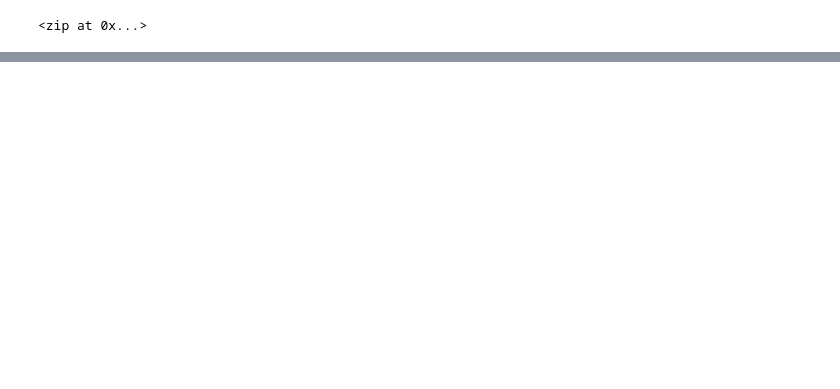
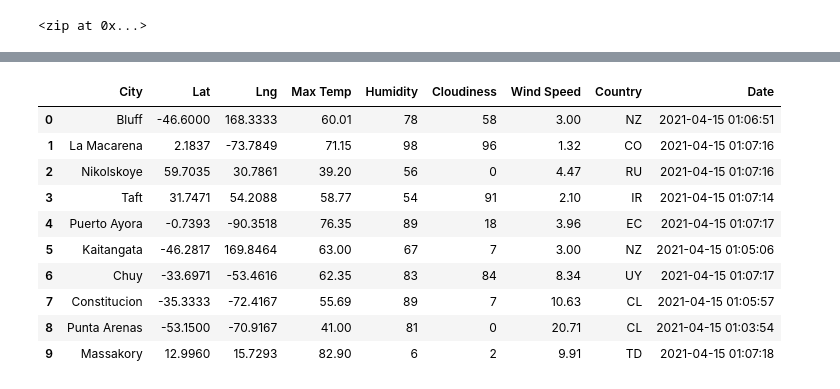
Before and after one commit to trallen09/World_Weather_Analysis, a Jupyter notebook: WeatherPy.ipynb, the cells around one changed output, grey strips where cells are left out. Saved outputs shown, nothing was run; the diff lists cells and outputs as text; code cells hidden in the pictures; blank space fills up the shorter version.

```diff
--- a/WeatherPy.ipynb
+++ b/WeatherPy.ipynb
@@ -31,0 +38,4 @@ len(cities)
+# %%
+# Starting URL for Weather Map API Call.
+url = "http://api.openweathermap.org/data/2.5/weather?units=Imperial&APPID=" + weather_api_key
+print(url)
@@ -31,0 +44,4 @@ len(cities)
+# %%
+# Create an endpoint URL for a city.
+city_url = url + "&q=" + "Boston"
+print(city_url)
@@ -31,0 +50,4 @@ len(cities)
+# %%
+# Make a 'Get' request for the city weather.
+city_weather = requests.get(city_url)
+city_weather
@@ -31,0 +137,16 @@ len(cities)
+# %%
+# Convert the array of dictionaries to a Pandas DataFrame.
+city_data_df = pd.DataFrame(city_data)
+city_data_df.head(10)
+# %% [output]
+|  | City | Lat | Lng | Max Temp | Humidity | Cloudiness | Wind Speed | Country | Date |
+| 0 | Bluff | -46.6000 | 168.3333 | 60.01 | 78 | 58 | 3.00 | NZ | 2021-04-15 01:06:51 |
+| 1 | La Macarena | 2.1837 | -73.7849 | 71.15 | 98 | 96 | 1.32 | CO | 2021-04-15 01:07:16 |
+| 2 | Nikolskoye | 59.7035 | 30.7861 | 39.20 | 56 | 0 | 4.47 | RU | 2021-04-15 01:07:16 |
+| 3 | Taft | 31.7471 | 54.2088 | 58.77 | 54 | 91 | 2.10 | IR | 2021-04-15 01:07:14 |
+| 4 | Puerto Ayora | -0.7393 | -90.3518 | 76.35 | 89 | 18 | 3.96 | EC | 2021-04-15 01:07:17 |
+| 5 | Kaitangata | -46.2817 | 169.8464 | 63.00 | 67 | 7 | 3.00 | NZ | 2021-04-15 01:05:06 |
+| 6 | Chuy | -33.6971 | -53.4616 | 62.35 | 83 | 84 | 8.34 | UY | 2021-04-15 01:07:17 |
+| 7 | Constitucion | -35.3333 | -72.4167 | 55.69 | 89 | 7 | 10.63 | CL | 2021-04-15 01:05:57 |
+| 8 | Punta Arenas | -53.1500 | -70.9167 | 41.00 | 81 | 0 | 20.71 | CL | 2021-04-15 01:03:54 |
+| 9 | Massakory | 12.9960 | 15.7293 | 82.90 | 6 | 2 | 9.91 | TD | 2021-04-15 01:07:18 |
```
Also changed, not shown: parts of 9 cells of this notebook, 3 other files.
